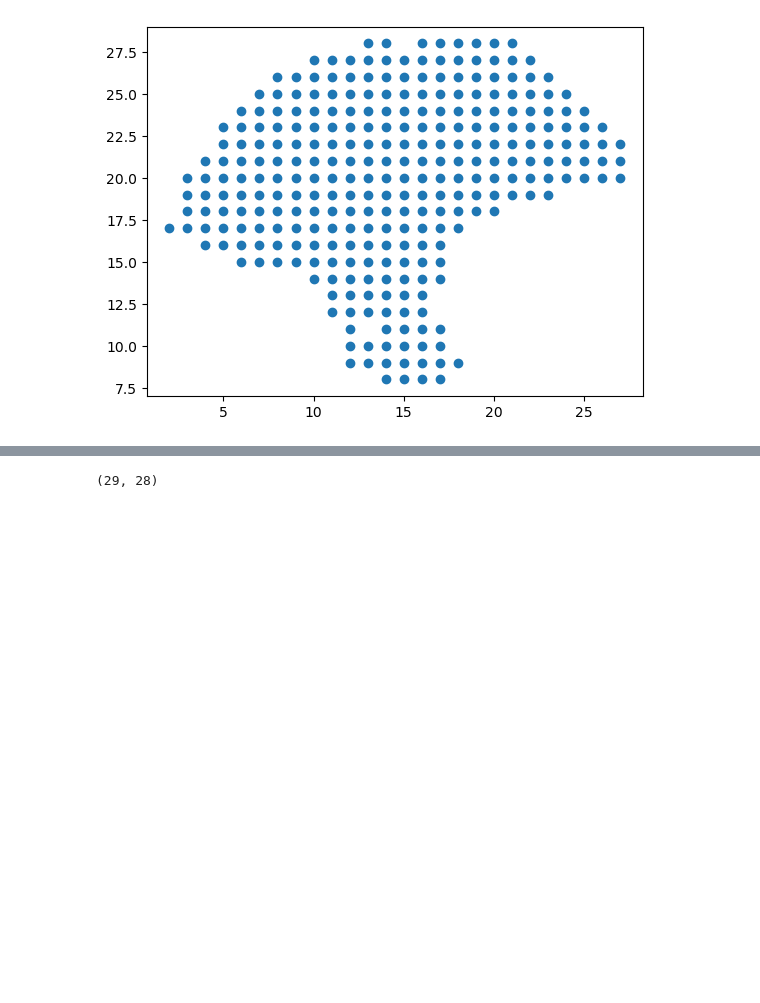
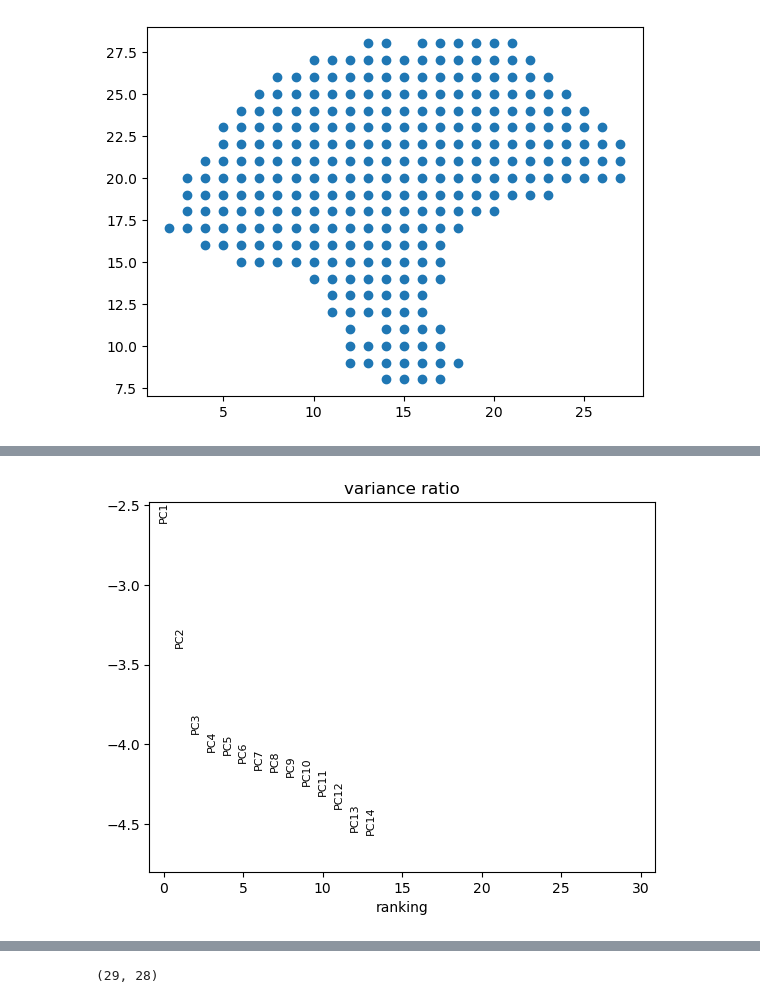
Before and after one commit to Noman1705088/ScribbleDom, a Jupyter notebook: Utils/melanoma_data_generation.ipynb, the cells around one changed output, grey strips where cells are left out. Saved outputs shown, nothing was run; the diff lists cells and outputs as text; code cells hidden in the pictures; blank space fills up the shorter version.

```diff
--- a/Utils/melanoma_data_generation.ipynb
+++ b/Utils/melanoma_data_generation.ipynb
@@ -8,6 +11,8 @@ import math
 # extract pcs sklearn
 from sklearn.decomposition import PCA
 from sklearn.preprocessing import StandardScaler
+# %%
+npcs = 14
 # %% [markdown]
 # File Paths
 # %% [markdown]
@@ -40,3 +45,7 @@ plt.scatter(x_pixels, y_pixels)
 # %% [output]
 <matplotlib.collections.PathCollection at 0x...>
 [figure]
+# %%
+data.set_index('gene', inplace=True)
+data = data.transpose()
+data.head()
@@ -42,0 +64,15 @@ plt.scatter(x_pixels, y_pixels)
+# %%
+# create anndata object from pandas dataframe data
+adata = anndata.AnnData(X = data)
+adata.obsm['spatial'] = np.array([x_pixels, y_pixels]).T
+
+bdata = adata.copy()
+# %%
+sc.pp.normalize_total(adata, inplace=True)
+sc.pp.log1p(adata)
+sc.pp.highly_variable_genes(adata, flavor="seurat", n_top_genes=2000)
+
+sc.pp.pca(adata,n_comps=npcs)
+sc.pl.pca_variance_ratio(adata, log=True)
+# %% [output]
+[figure, added]
```
Also changed, not shown: parts of 7 cells of this notebook, 6 other files.
